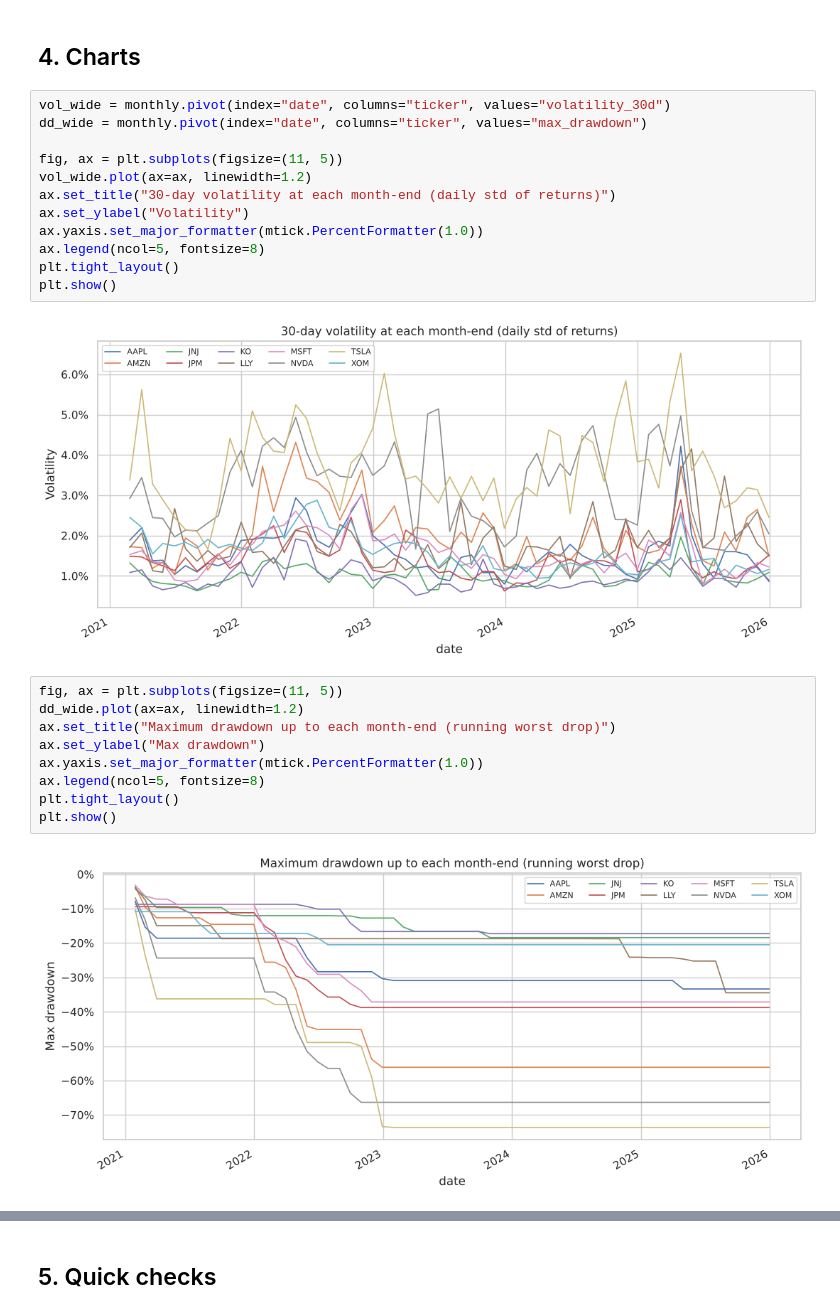
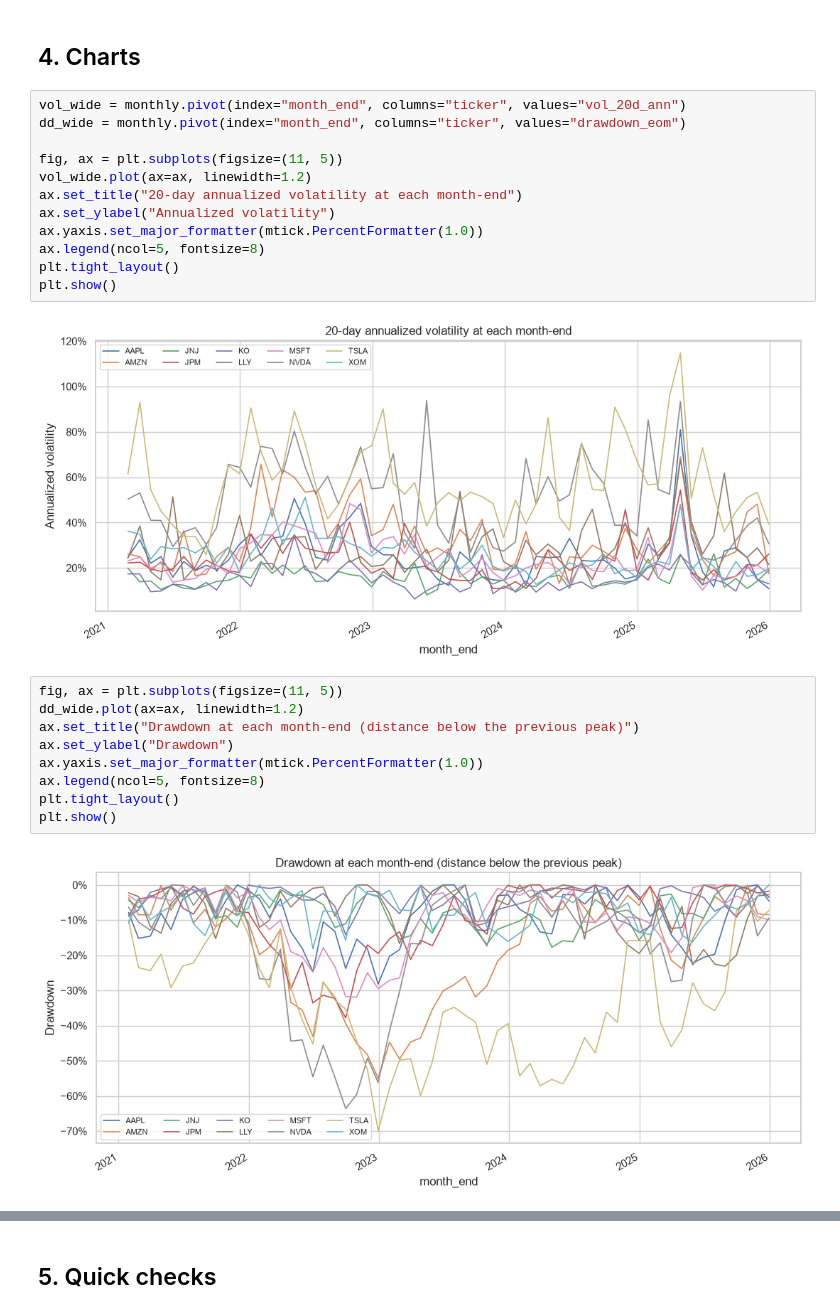
Before and after one commit to basmala5essam/MarketPulse-Graduation-Project-, a Jupyter notebook: notebooks/risk_analysis/05_risk_monthly.ipynb, the cells around one changed output, grey strips where cells are left out. Drawn from its saved outputs; the diff is of its cells as text.

Commit message:
laila: updated risk monthly dataset by calculating volatility and drawdown in different approaches

```diff
--- a/notebooks/risk_analysis/05_risk_monthly.ipynb
+++ b/notebooks/risk_analysis/05_risk_monthly.ipynb
@@ -89,30 +95,30 @@ Months with missing volatility: ['2021-01']
 # %% [markdown]
 ## 4. Charts
 # %%
-vol_wide = monthly.pivot(index="date", columns="ticker", values="volatility_30d")
-dd_wide = monthly.pivot(index="date", columns="ticker", values="max_drawdown")
+vol_wide = monthly.pivot(index="month_end", columns="ticker", values="vol_20d_ann")
+dd_wide = monthly.pivot(index="month_end", columns="ticker", values="drawdown_eom")
 
 fig, ax = plt.subplots(figsize=(11, 5))
 vol_wide.plot(ax=ax, linewidth=1.2)
-ax.set_title("30-day volatility at each month-end (daily std of returns)")
-ax.set_ylabel("Volatility")
+ax.set_title("20-day annualized volatility at each month-end")
+ax.set_ylabel("Annualized volatility")
 ax.yaxis.set_major_formatter(mtick.PercentFormatter(1.0))
 ax.legend(ncol=5, fontsize=8)
 plt.tight_layout()
 plt.show()
 # %% [output]
-[figure, old version]
+[figure, new version]
 # %%
 fig, ax = plt.subplots(figsize=(11, 5))
 dd_wide.plot(ax=ax, linewidth=1.2)
-ax.set_title("Maximum drawdown up to each month-end (running worst drop)")
-ax.set_ylabel("Max drawdown")
+ax.set_title("Drawdown at each month-end (distance below the previous peak)")
+ax.set_ylabel("Drawdown")
 ax.yaxis.set_major_formatter(mtick.PercentFormatter(1.0))
 ax.legend(ncol=5, fontsize=8)
 plt.tight_layout()
 plt.show()
 # %% [output]
-[figure, old version]
+[figure, new version]
 # %%
 heat = vol_wide.copy()
 heat.index = heat.index.strftime("%Y-%m")
```
Also changed, not shown: parts of 9 cells of this notebook, 1 other file.
